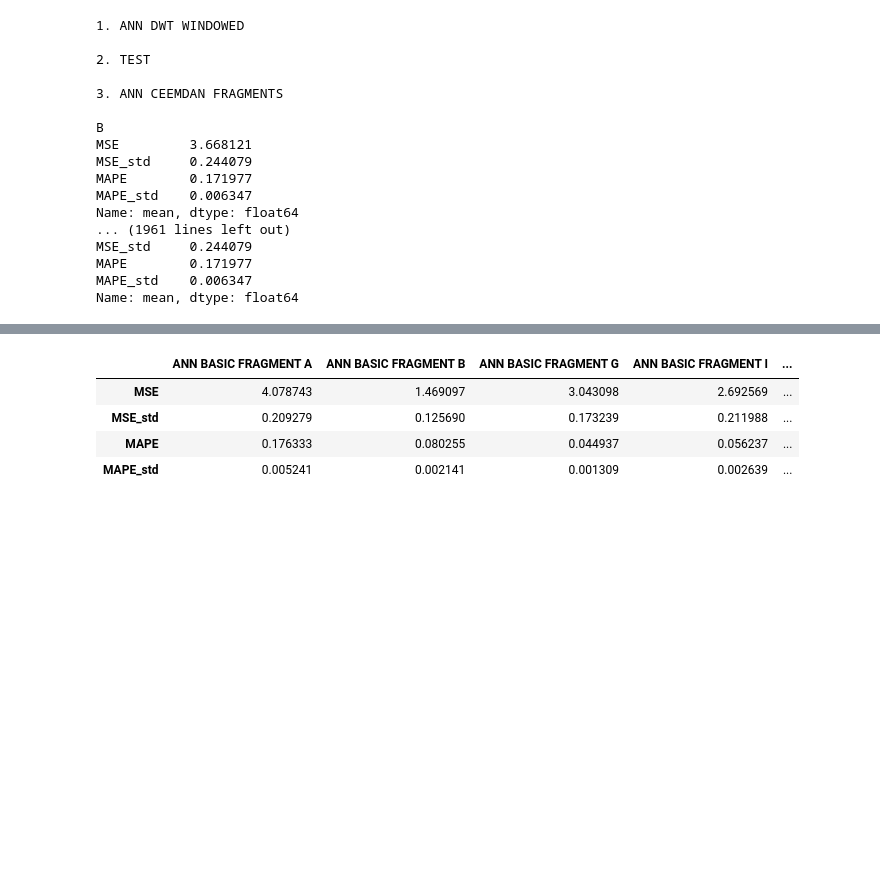
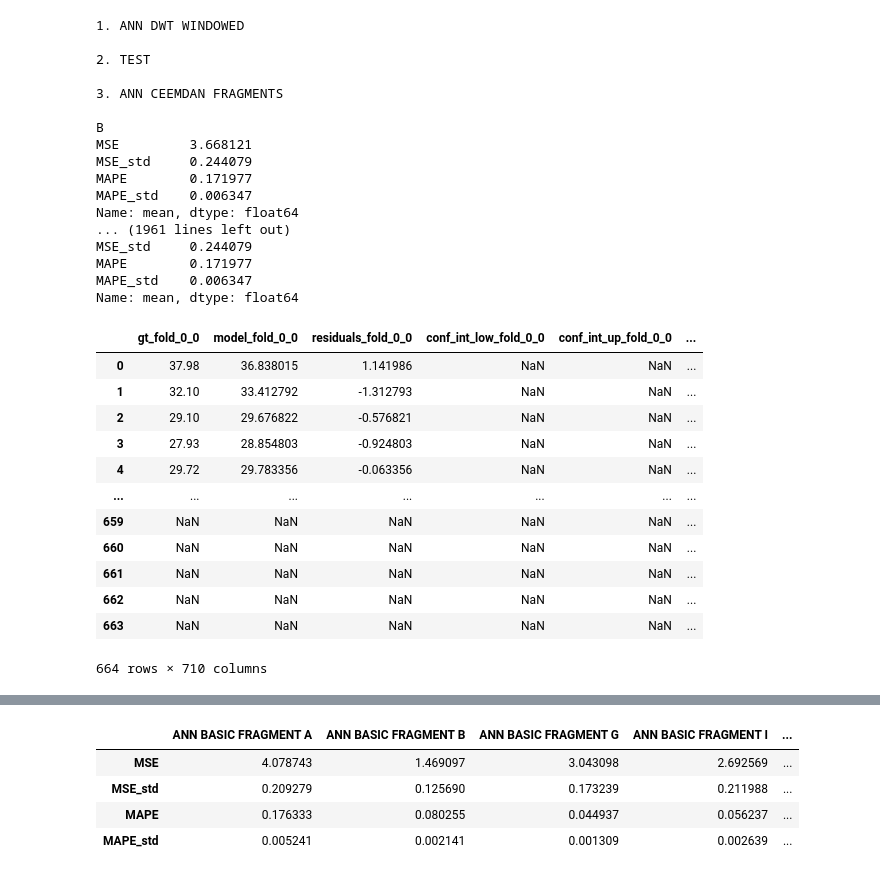
Before and after one commit to oscarwoodi/water-demand-forecasting-neural-networks, a Jupyter notebook: src/results.ipynb, the cells around one changed output, grey strips where cells are left out. Cells and saved outputs as stored; diff of their text form; code cells hidden in the pictures; blank space fills up the shorter version.

```diff
--- a/src/results.ipynb
+++ b/src/results.ipynb
@@ -140,6 +160,22 @@ MSE_std     0.244079
 MAPE        0.171977
 MAPE_std    0.006347
 Name: mean, dtype: float64
+# %%
+forecast_datasets[experiment][dma]
+# %% [output]
+|  | gt_fold_0_0 | model_fold_0_0 | residuals_fold_0_0 | conf_int_low_fold_0_0 | conf_int_up_fold_0_0 | ... |
+| 0 | 37.98 | 36.838015 | 1.141986 | NaN | NaN | ... |
+| 1 | 32.10 | 33.412792 | -1.312793 | NaN | NaN | ... |
+| 2 | 29.10 | 29.676822 | -0.576821 | NaN | NaN | ... |
+| 3 | 27.93 | 28.854803 | -0.924803 | NaN | NaN | ... |
+| 4 | 29.72 | 29.783356 | -0.063356 | NaN | NaN | ... |
+| ... | ... | ... | ... | ... | ... | ... |
+| 659 | NaN | NaN | NaN | NaN | NaN | ... |
+| 660 | NaN | NaN | NaN | NaN | NaN | ... |
+| 661 | NaN | NaN | NaN | NaN | NaN | ... |
+| 662 | NaN | NaN | NaN | NaN | NaN | ... |
+| 663 | NaN | NaN | NaN | NaN | NaN | ... |
+664 rows × 710 columns
 # %%
 # plotting extended foecast and multiple cross validations
 experiment = 'ANN CEEMDAN FRAGMENTS'
```
Also changed, not shown: parts of 5 cells of this notebook.
